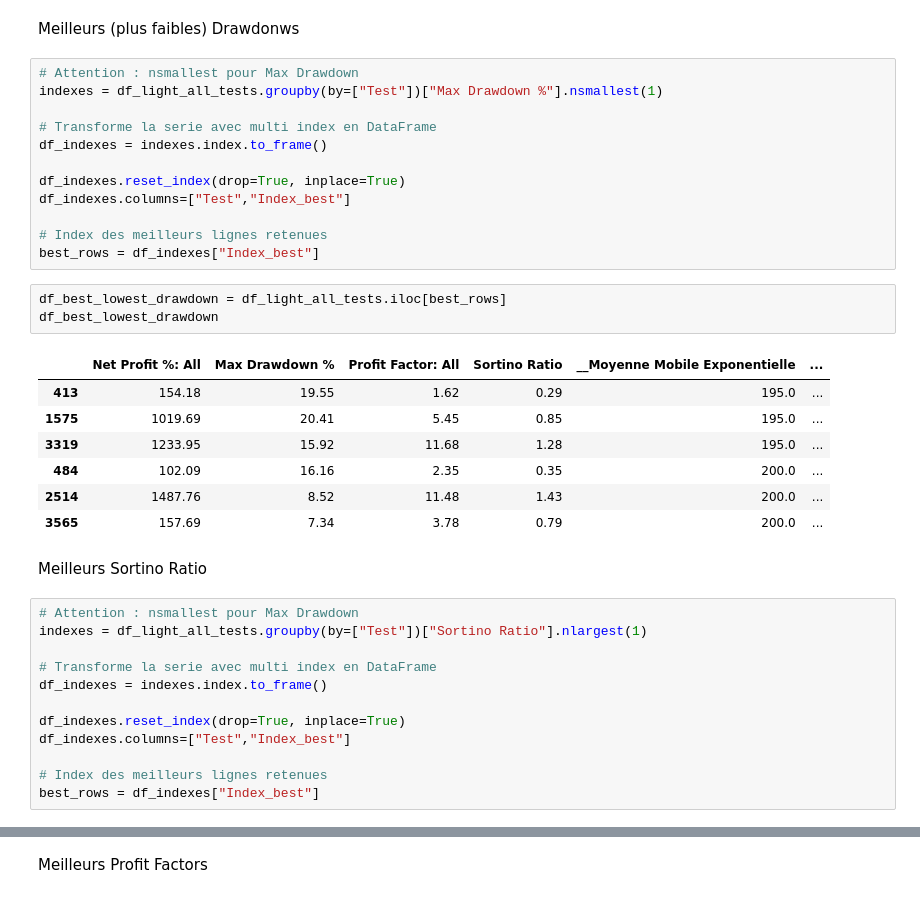
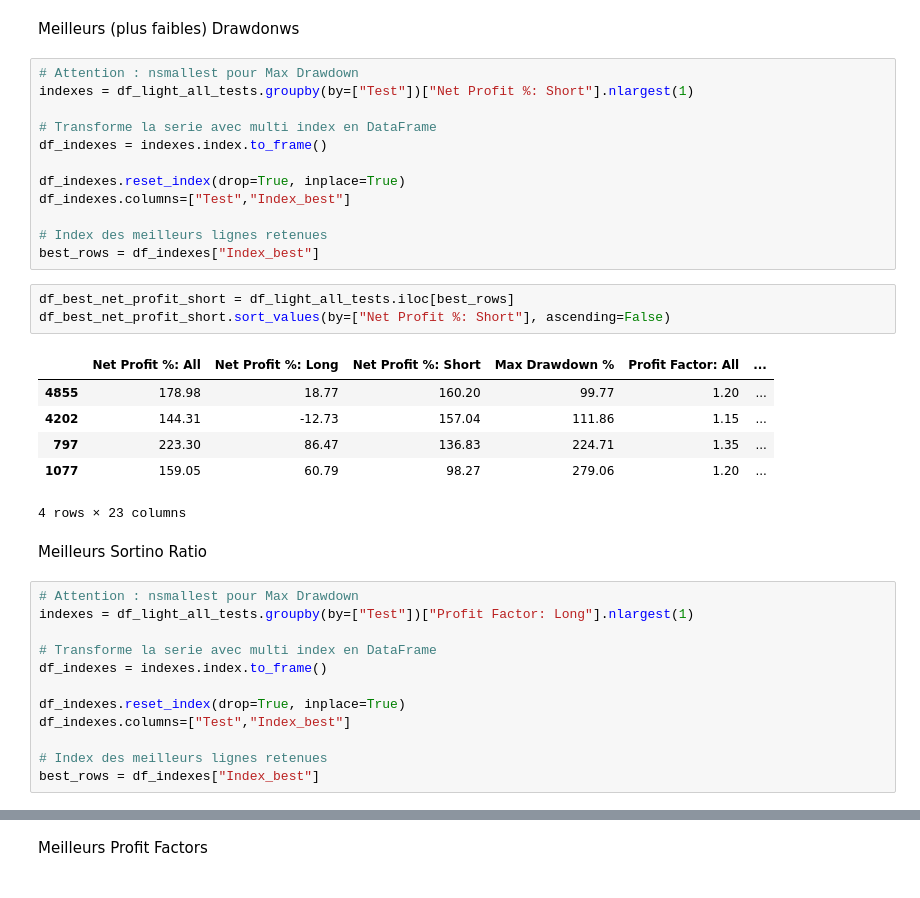
Before and after one commit to AxelRK200/strategies_backtesting, a Jupyter notebook: TradingView_parameters.ipynb, the cells around one changed output, grey strips where cells are left out. Cells and saved outputs as stored; diff of their text form.

```diff
--- a/TradingView_parameters.ipynb
+++ b/TradingView_parameters.ipynb
@@ -126,7 +136,7 @@ df_best_net_profit
 Meilleurs (plus faibles) Drawdonws
 # %%
 # Attention : nsmallest pour Max Drawdown
-indexes = df_light_all_tests.groupby(by=["Test"])["Max Drawdown %"].nsmallest(1)
+indexes = df_light_all_tests.groupby(by=["Test"])["Net Profit %: Short"].nlargest(1)
 
 # Transforme la serie avec multi index en DataFrame
 df_indexes = indexes.index.to_frame()
@@ -136,22 +146,21 @@ df_indexes.columns=["Test","Index_best"]
 
 # Index des meilleurs lignes retenues
 best_rows = df_indexes["Index_best"]
-# %%
-df_best_lowest_drawdown = df_light_all_tests.iloc[best_rows]
-df_best_lowest_drawdown
-# %% [output]
-|  | Net Profit %: All | Max Drawdown % | Profit Factor: All | Sortino Ratio | __Moyenne Mobile Exponentielle | ... |
-| 413 | 154.18 | 19.55 | 1.62 | 0.29 | 195.0 | ... |
-| 1575 | 1019.69 | 20.41 | 5.45 | 0.85 | 195.0 | ... |
-| 3319 | 1233.95 | 15.92 | 11.68 | 1.28 | 195.0 | ... |
-| 484 | 102.09 | 16.16 | 2.35 | 0.35 | 200.0 | ... |
-| 2514 | 1487.76 | 8.52 | 11.48 | 1.43 | 200.0 | ... |
-| 3565 | 157.69 | 7.34 | 3.78 | 0.79 | 200.0 | ... |
+# %%
+df_best_net_profit_short = df_light_all_tests.iloc[best_rows]
+df_best_net_profit_short.sort_values(by=["Net Profit %: Short"], ascending=False)
+# %% [output]
+|  | Net Profit %: All | Net Profit %: Long | Net Profit %: Short | Max Drawdown % | Profit Factor: All | ... |
+| 4855 | 178.98 | 18.77 | 160.20 | 99.77 | 1.20 | ... |
+| 4202 | 144.31 | -12.73 | 157.04 | 111.86 | 1.15 | ... |
+| 797 | 223.30 | 86.47 | 136.83 | 224.71 | 1.35 | ... |
+| 1077 | 159.05 | 60.79 | 98.27 | 279.06 | 1.20 | ... |
+4 rows × 23 columns
 # %% [markdown]
 Meilleurs Sortino Ratio
 # %%
 # Attention : nsmallest pour Max Drawdown
-indexes = df_light_all_tests.groupby(by=["Test"])["Sortino Ratio"].nlargest(1)
+indexes = df_light_all_tests.groupby(by=["Test"])["Profit Factor: Long"].nlargest(1)
 
 # Transforme la serie avec multi index en DataFrame
 df_indexes = indexes.index.to_frame()
```
Also changed, not shown: parts of 21 cells of this notebook.
